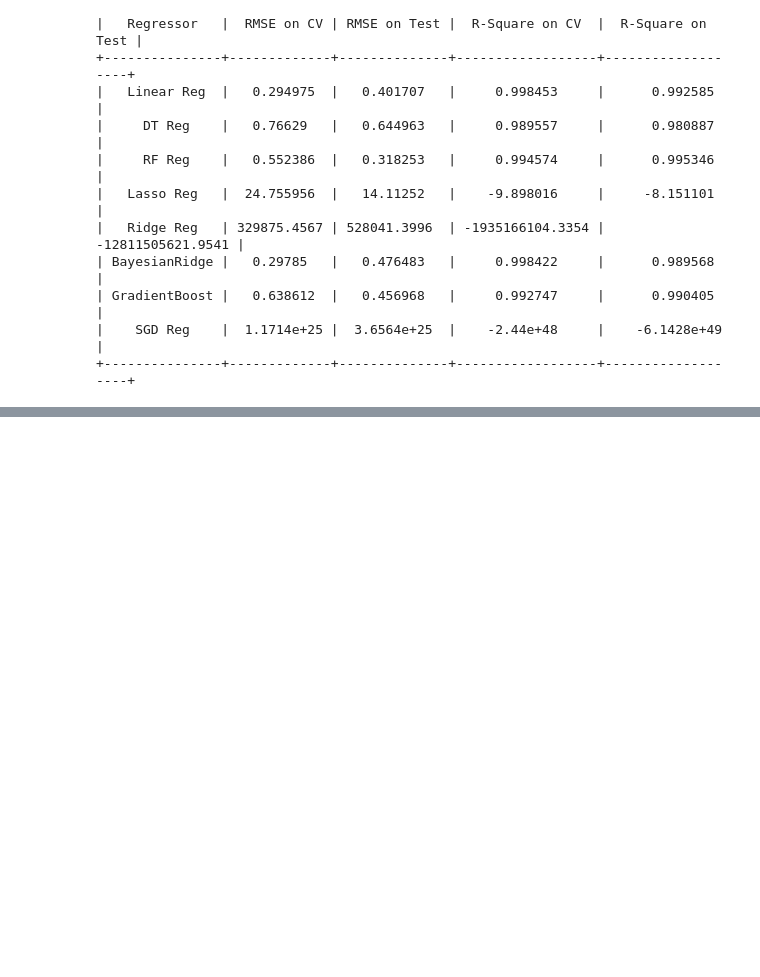
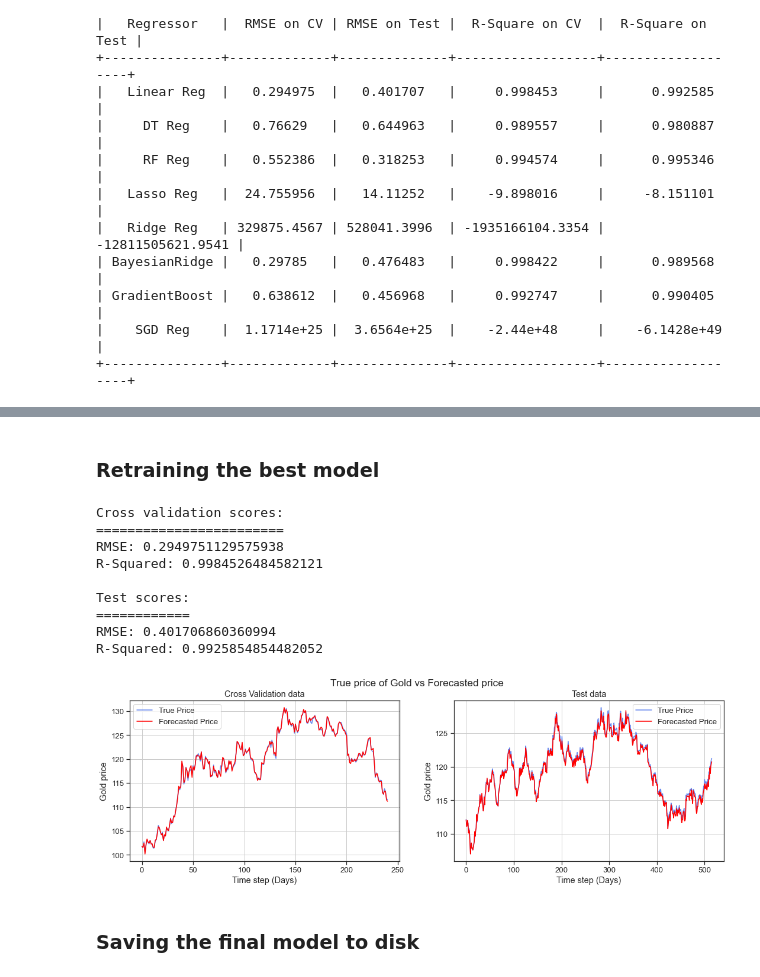
Before and after one commit to Hamoye-Summer22-TeamSQL-Premier-Project/Gold-Rates-Prediction, a Jupyter notebook: Gold-price-by-Team-sql.ipynb, the cells around one changed output, grey strips where cells are left out. Drawn from its saved outputs; the diff is of its cells as text; code cells hidden in the pictures; blank space fills up the shorter version.

```diff
--- a/Gold-price-by-Team-sql.ipynb
+++ b/Gold-price-by-Team-sql.ipynb
@@ -1206,0 +1206,54 @@ Task1: Result summary for ML models:
+# %% [markdown]
+### Retraining the best model
+# %%
+linear_model = LinearRegression()
+linear_model.fit(X_train, y_train)
+
+# Evaluate the model by calling the "evaluate_model" function defined above
+print('Cross validation scores:')
+print('=='*12)
+evaluate_model(linear_model, X_cv, y_cv)
+
+print('Test scores:')
+print('=='*6)
+evaluate_model(linear_model, X_test, y_test)
+
+# Visualize the performance on Cross validation data
+yhat_cv = linear_model.predict(X_cv) # predict on cross validation data
+yhat_test = linear_model.predict(X_test) #predict on test data
+
+#plot the cross validation predictions and the true cv values
+fig = plt.figure(figsize=(18,5))
+fig.suptitle('True price of Gold vs Forecasted price')
+ax1 = fig.add_subplot(121)
+ax1.set_title('Cross Validation data')
+ax1.plot(y_cv.values, label='True Price')
+ax1.plot(yhat_cv, color='r', label='Forecasted Price')
+plt.ylabel('Gold price')
+plt.xlabel('Time step (Days)')
+plt.legend()
+plt.grid()
+
+# plot the test predictions and true values
+ax2 = fig.add_subplot(122)
+ax2.set_title('Test data')
+ax2.plot(y_test.values, label='True Price')
+ax2.plot(yhat_test, color='r', label='Forecasted Price')
+plt.ylabel('Gold price')
+plt.xlabel('Time step (Days)')
+plt.legend()
+plt.grid()
+plt.show()
+# %% [output]
+Cross validation scores:
+========================
+RMSE: 0.2949751129575938
+R-Squared: 0.9984526484582121
+
+Test scores:
+============
+RMSE: 0.401706860360994
+R-Squared: 0.9925854854482052
+[figure, added]
+# %% [markdown]
+### Saving the final model to disk
```
Also changed, not shown: parts of 25 cells of this notebook.
